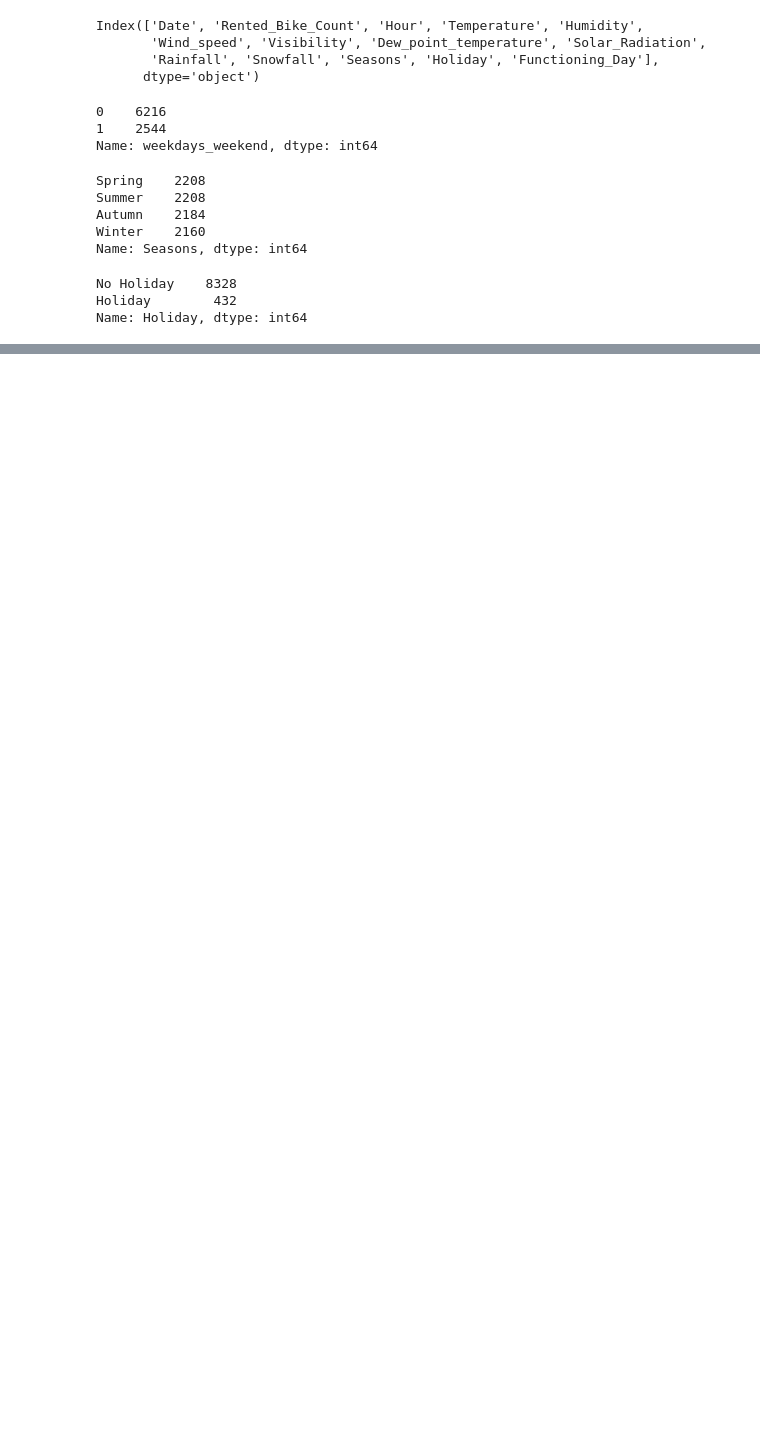
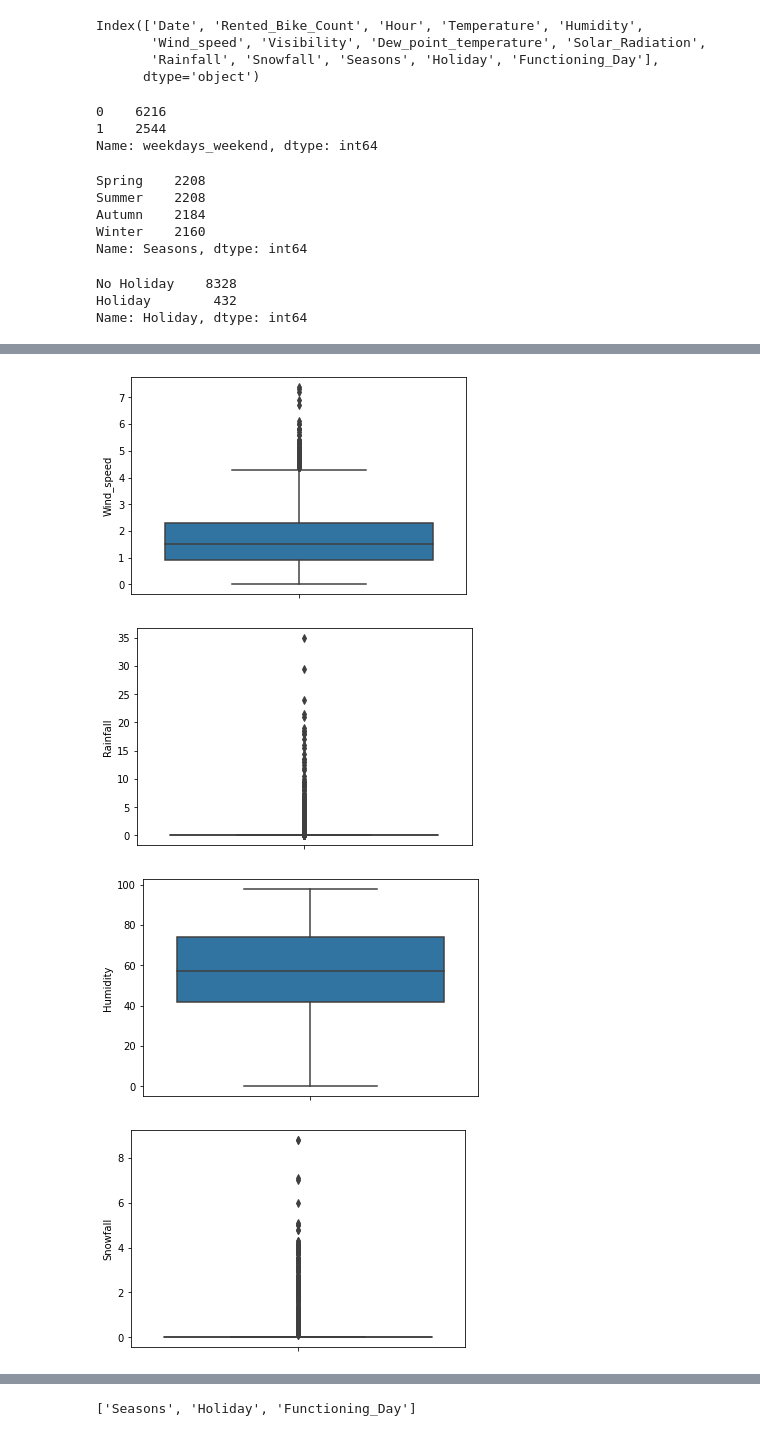
Before and after one commit to anup-anny/Bike-Sharing-Demand-Prediction, a Jupyter notebook: Bike_Sharing_Demand_Prediction_Capstone_Project.ipynb, the cells around one changed output, grey strips where cells are left out. Saved outputs shown, nothing was run; the diff lists cells and outputs as text; code cells hidden in the pictures; blank space fills up the shorter version.

```diff
--- a/Bike_Sharing_Demand_Prediction_Capstone_Project.ipynb
+++ b/Bike_Sharing_Demand_Prediction_Capstone_Project.ipynb
@@ -228,0 +261,12 @@ df=df.drop(['Dew_point_temperature'],axis=1)
+# %%
+# Numerical features plotting
+
+num_var = list(set(df.describe()))
+for i in num_var:
+    sns.boxplot(y = df[i])
+    plt.show()
+# %% [output]
+[figure, added]
+[figure, added]
+[figure, added]
+[figure, added]
@@ -228,0 +280,7 @@ df=df.drop(['Dew_point_temperature'],axis=1)
+# %%
+# cateogrical feature plotting
+
+cat_var = list(set(df.describe(include = 'all')) - set(df.describe()))
+cat_var
+# %% [output]
+['Seasons', 'Holiday', 'Functioning_Day']
```
Also changed, not shown: parts of 48 cells of this notebook.
